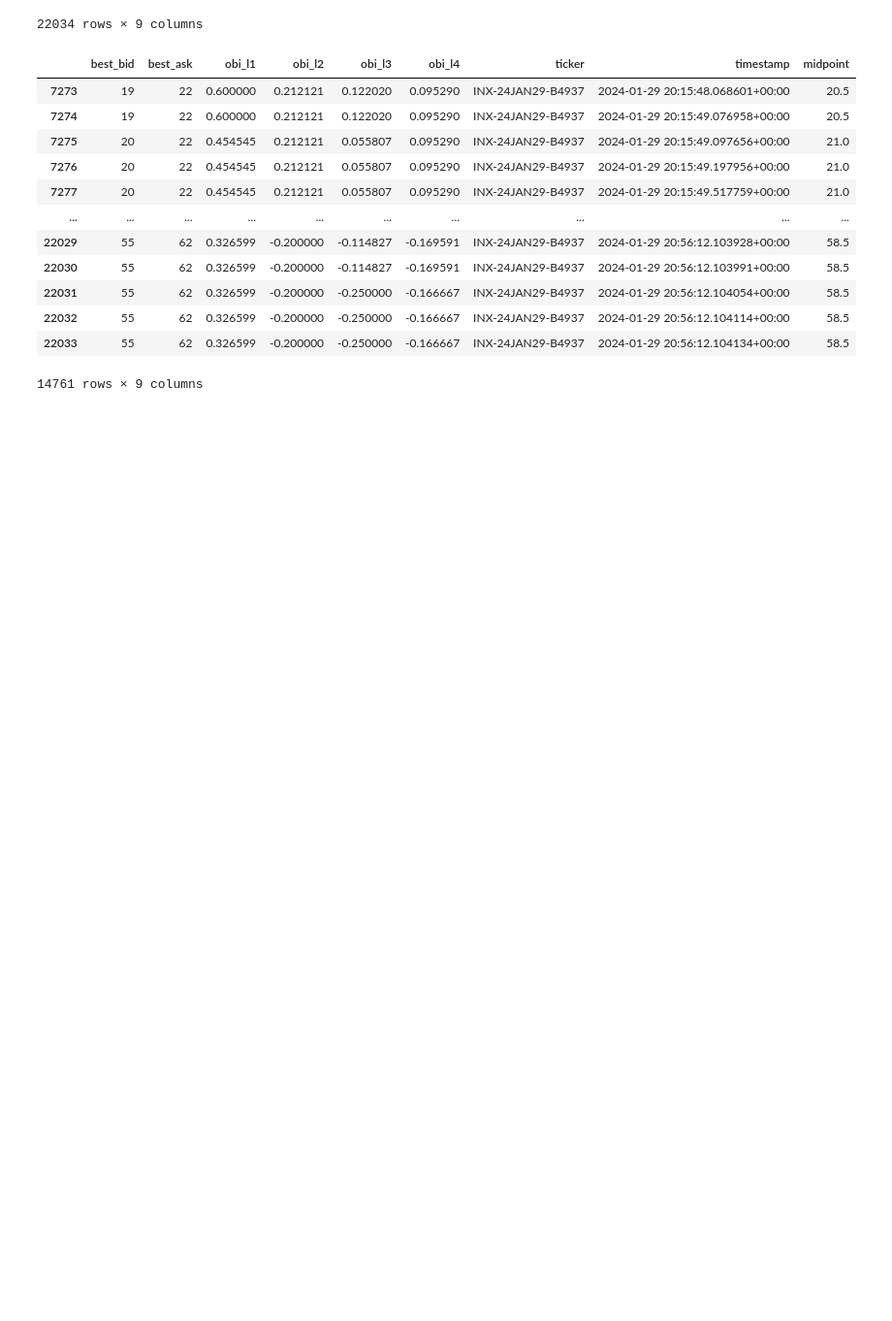
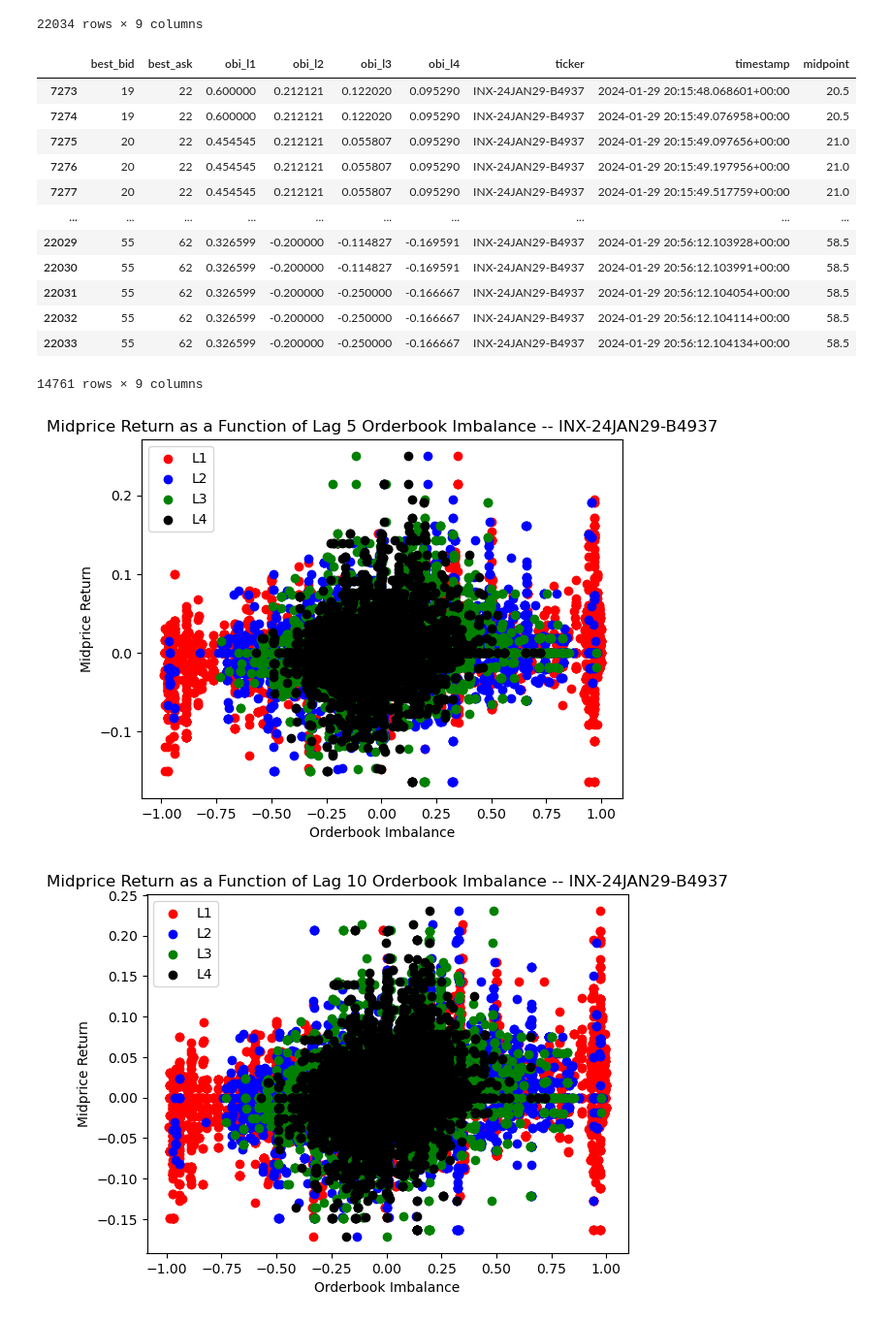
Before and after one commit to ijamil1/kalshi_mm, a Jupyter notebook: exploring_order_book_indicators_predictive_powers.ipynb, the cells around one changed output. Shown at 97% size. Drawn from its saved outputs; the diff is of its cells as text; code cells hidden in the pictures; blank space fills up the shorter version.

Commit message:
visualized extreme orderbook imbalance levels with future midprice returns...could be a short-term signall

```diff
--- a/exploring_order_book_indicators_predictive_powers.ipynb
+++ b/exploring_order_book_indicators_predictive_powers.ipynb
@@ -311,0 +314,28 @@ data[data['ticker']==sp500_ticker]
+# %%
+sp500_l1_obi = data[data['ticker']==sp500_ticker]['obi_l1'].tolist()
+sp500_l2_obi = data[data['ticker']==sp500_ticker]['obi_l2'].tolist()
+sp500_l3_obi = data[data['ticker']==sp500_ticker]['obi_l3'].tolist()
+sp500_l4_obi = data[data['ticker']==sp500_ticker]['obi_l4'].tolist()
+sp500_midpoint = data[data['ticker']==sp500_ticker]['midpoint'].tolist()
+
+for lookahead_period in [5, 10, 15, 20, 25]:
+    plt.figure()
+    l1_x = sp500_l1_obi[:len(sp500_midpoint)-lookahead_period]
+    l2_x = sp500_l2_obi[:len(sp500_midpoint)-lookahead_period]
+    l3_x = sp500_l3_obi[:len(sp500_midpoint)-lookahead_period]
+    l4_x = sp500_l4_obi[:len(sp500_midpoint)-lookahead_period]
+    y = (np.array(sp500_midpoint[lookahead_period:])-np.array(sp500_midpoint[:len(sp500_midpoint)-lookahead_period]))/np.array(sp500_midpoint[:len(sp500_midpoint)-lookahead_period])
+
+    plt.scatter(l1_x, y, color='red', label = 'L1')
+    plt.scatter(l2_x, y, color='blue', label = 'L2')
+    plt.scatter(l3_x, y, color='green', label = 'L3')
+    plt.scatter(l4_x, y, color='black', label = 'L4')
+
+    plt.legend()
+    plt.xlabel('Orderbook Imbalance')
+    plt.ylabel('Midprice Return')
+    plt.title('Midprice Return as a Function of Lag {} Orderbook Imbalance -- {}'.format(str(lookahead_period), sp500_ticker))
+    plt.show()
+# %% [output]
+[figure, added]
+[figure, added]
```
Also changed, not shown: parts of 15 cells of this notebook.
